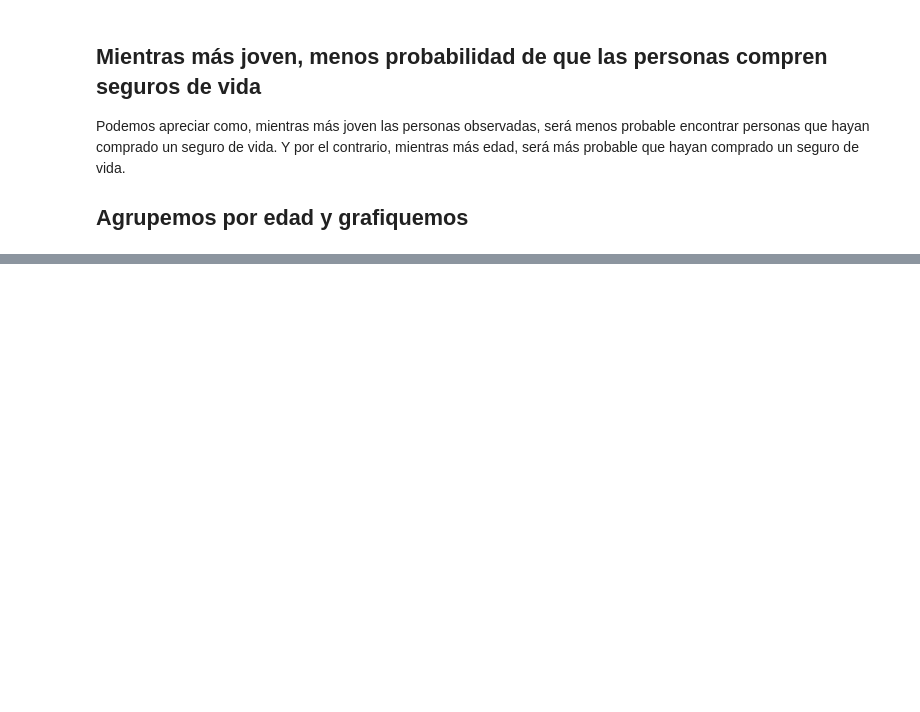
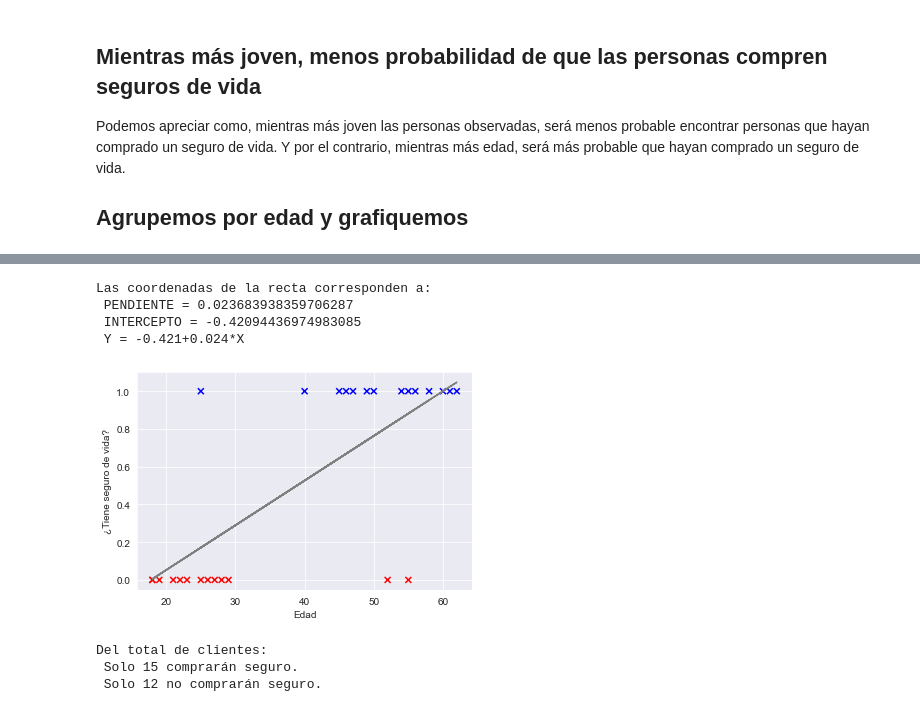
Before and after one commit to adinamarca/notebooks, a Jupyter notebook: PY/ML/3_regresion_logistica/notebook.ipynb, the cells around one changed output, grey strips where cells are left out. Cells and saved outputs as stored; diff of their text form; code cells hidden in the pictures; blank space fills up the shorter version.

```diff
--- a/PY/ML/3_regresion_logistica/notebook.ipynb
+++ b/PY/ML/3_regresion_logistica/notebook.ipynb
@@ -632,0 +656,53 @@ Ahora, queremos realizar una predicción de si los clientes comprarán un seguro
+# %%
+# Importamos Scipy (librería en base a Numpy, con fin de solucionar problemas matemáticos avanzados)
+import scipy
+
+# Hacemos al regresión lineal con scipy
+X = np.array(datos_seguros['age'])
+Y = np.array(datos_seguros['bought_insurance'])
+slope, intercept, r_value, p_value, std_err = scipy.stats.linregress(X, Y)
+print("Las coordenadas de la recta corresponden a: \n PENDIENTE = {} \n INTERCEPTO = {} \n Y = {}+{}*X".format(slope, intercept, round(intercept, 3), round(slope, 3)))
+
+
+# Originamos las coordenadas de la recta
+x_max = np.max(X)
+x_min = np.min(X)
+y1 = slope*X + intercept
+
+## Graficamos con matplotlib
+fig, ax = plt.subplots()
+colors = {0:'red', 1:'blue'}
+plt.plot(X, y1, c='gray')
+plt.scatter(datos_seguros['age'], datos_seguros['bought_insurance'], color=datos_seguros['bought_insurance'].apply(lambda x: colors[x]), marker='x')
+
+# Definimos los ejes
+ax.set_xlabel('Edad')
+ax.set_ylabel('¿Tiene seguro de vida?')
+ax.grid(True)
+
+# Mostramos el gráfico
+plt.show()
+# %% [output]
+Las coordenadas de la recta corresponden a:
+ PENDIENTE = 0.023683938359706287
+ INTERCEPTO = -0.42094436974983085
+ Y = -0.421+0.024*X
+[figure, added]
+# %%
+# Redondeamos predicciones
+predicciones = pd.DataFrame(np.round(y1, 0))
+
+# Categorizamos
+categorias = {0:'No comprará', 1:'Comprará'}
+predicciones = predicciones[0].apply(lambda x: categorias[x]),
+
+# Contamos valores positivos o negativos
+pos = np.count_nonzero(predicciones[0] == 'Comprará')
+neg = np.count_nonzero(predicciones[0] == 'No comprará')
+
+# Resumen
+print("Del total de clientes: \n Solo {} comprarán seguro. \n Solo {} no comprarán seguro.".format(pos, neg))
+# %% [output]
+Del total de clientes:
+ Solo 15 comprarán seguro.
+ Solo 12 no comprarán seguro.
```
Also changed, not shown: parts of 26 cells of this notebook, 1 other file.
